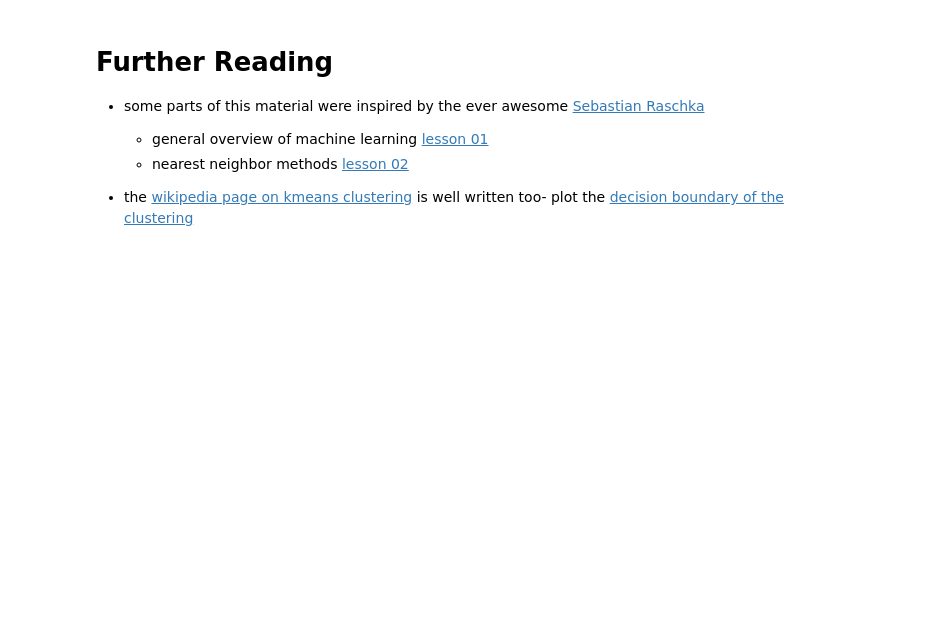
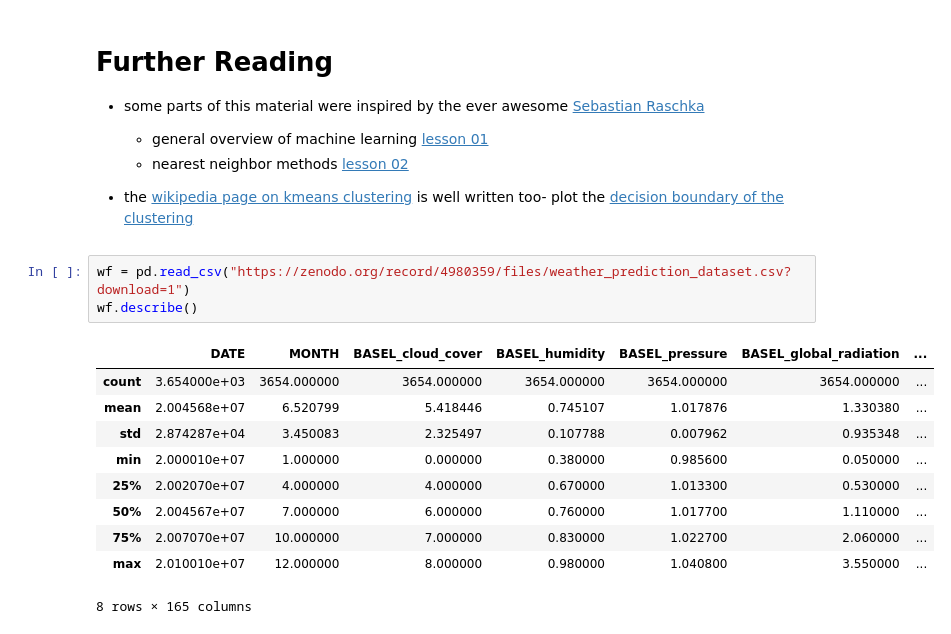
Before and after one commit to deeplearning540/deeplearning540.github.io, a Jupyter notebook: source/lesson02/script.ipynb, the cells around one changed output. Drawn from its saved outputs; the diff is of its cells as text; blank space fills up the shorter version.

```diff
--- a/source/lesson02/script.ipynb
+++ b/source/lesson02/script.ipynb
@@ -297,3 +297,17 @@ right = right.set_title("ground truth")
   + nearest neighbor methods [lesson 02](https://sebastianraschka.com/resources/ml-lectures-1.html#l02-nearest-neighbor-methods)
 
 - the [wikipedia page on kmeans clustering](https://en.wikipedia.org/wiki/K-means_clustering) is well written too- plot the [decision boundary of the clustering](https://scikit-learn.org/stable/auto_examples/ensemble/plot_voting_decision_regions.html#sphx-glr-auto-examples-ensemble-plot-voting-decision-regions-py)
+# %%
+wf = pd.read_csv("https://zenodo.org/record/4980359/files/weather_prediction_dataset.csv?download=1")
+wf.describe()
+# %% [output]
+|  | DATE | MONTH | BASEL_cloud_cover | BASEL_humidity | BASEL_pressure | BASEL_global_radiation | ... |
+| count | 3.654000e+03 | 3654.000000 | 3654.000000 | 3654.000000 | 3654.000000 | 3654.000000 | ... |
+| mean | 2.004568e+07 | 6.520799 | 5.418446 | 0.745107 | 1.017876 | 1.330380 | ... |
+| std | 2.874287e+04 | 3.450083 | 2.325497 | 0.107788 | 0.007962 | 0.935348 | ... |
+| min | 2.000010e+07 | 1.000000 | 0.000000 | 0.380000 | 0.985600 | 0.050000 | ... |
+| 25% | 2.002070e+07 | 4.000000 | 4.000000 | 0.670000 | 1.013300 | 0.530000 | ... |
+| 50% | 2.004567e+07 | 7.000000 | 6.000000 | 0.760000 | 1.017700 | 1.110000 | ... |
+| 75% | 2.007070e+07 | 10.000000 | 7.000000 | 0.830000 | 1.022700 | 2.060000 | ... |
+| max | 2.010010e+07 | 12.000000 | 8.000000 | 0.980000 | 1.040800 | 3.550000 | ... |
+8 rows × 165 columns
```
Also changed, not shown: parts of 18 cells of this notebook, 6 other files.
